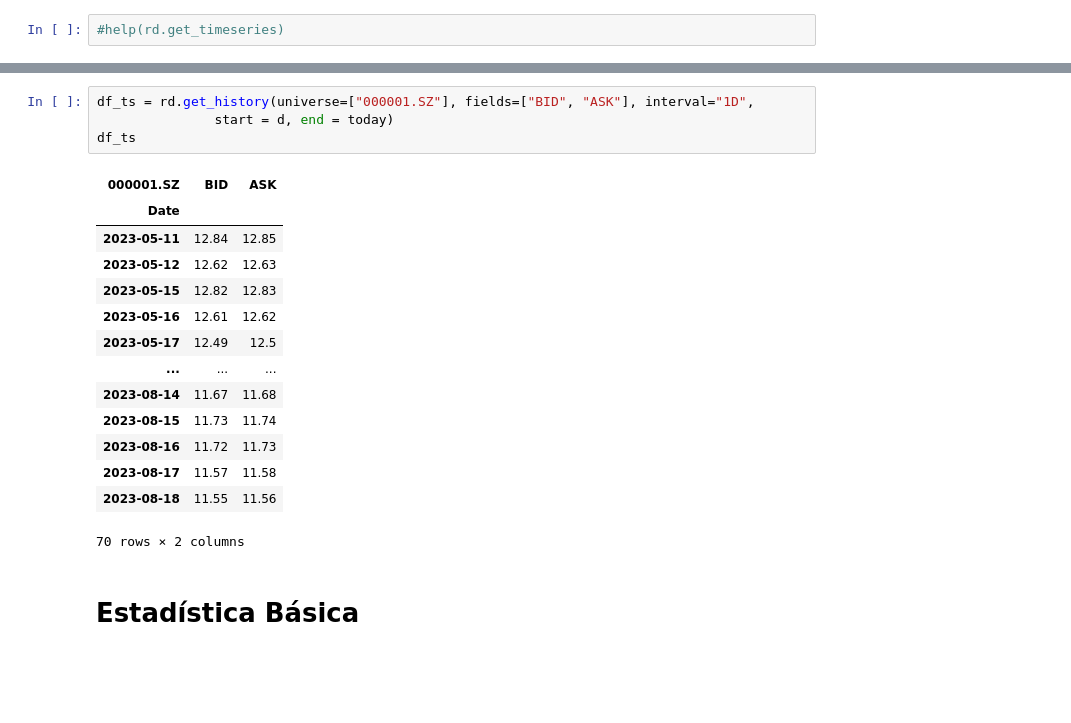
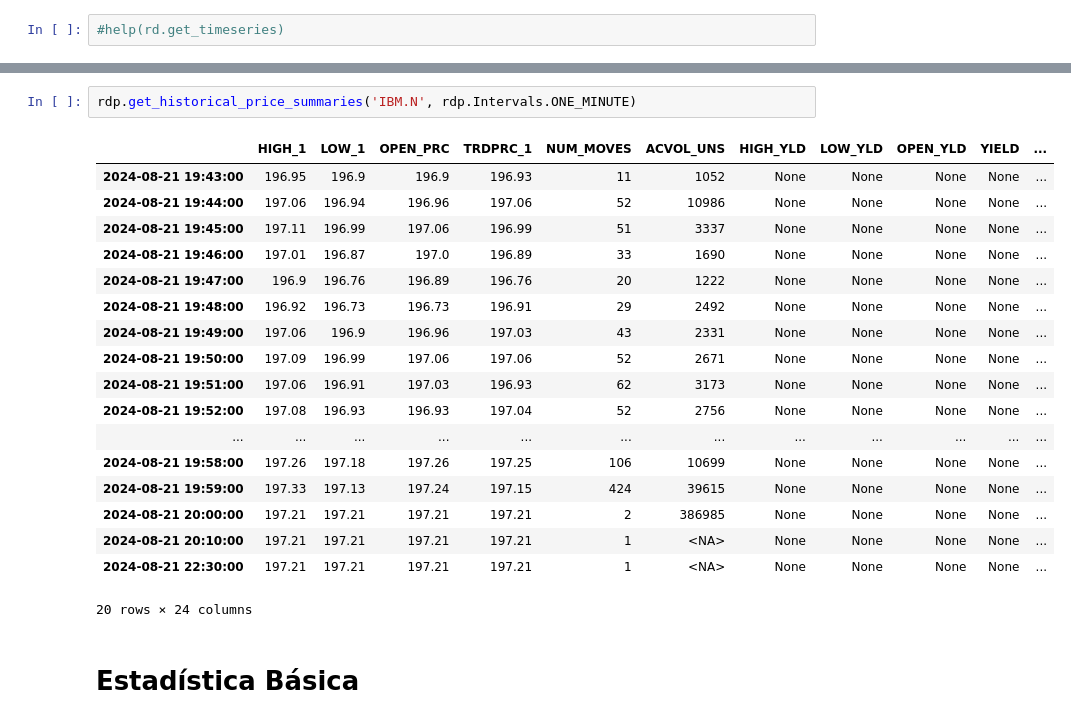
Before and after one commit to neftalivldz/finanzas_2024_agosto, a Jupyter notebook: 02_Introduccion.ipynb, the cells around one changed output, grey strips where cells are left out. Saved outputs shown, nothing was run; the diff lists cells and outputs as text; blank space fills up the shorter version.

```diff
--- a/02_Introduccion.ipynb
+++ b/02_Introduccion.ipynb
@@ -307,22 +388,24 @@ print(today, d)
-# %%
-df_ts = rd.get_history(universe=["000001.SZ"], fields=["BID", "ASK"], interval="1D",
-               start = d, end = today)
-df_ts
-# %% [output]
-| 000001.SZ | BID | ASK |
-| Date |  |  |
-| 2023-05-11 | 12.84 | 12.85 |
-| 2023-05-12 | 12.62 | 12.63 |
-| 2023-05-15 | 12.82 | 12.83 |
-| 2023-05-16 | 12.61 | 12.62 |
-| 2023-05-17 | 12.49 | 12.5 |
-| ... | ... | ... |
-| 2023-08-14 | 11.67 | 11.68 |
-| 2023-08-15 | 11.73 | 11.74 |
-| 2023-08-16 | 11.72 | 11.73 |
-| 2023-08-17 | 11.57 | 11.58 |
-| 2023-08-18 | 11.55 | 11.56 |
-70 rows × 2 columns
+# %%
+rdp.get_historical_price_summaries('IBM.N', rdp.Intervals.ONE_MINUTE)
+# %% [output]
+|  | HIGH_1 | LOW_1 | OPEN_PRC | TRDPRC_1 | NUM_MOVES | ACVOL_UNS | HIGH_YLD | LOW_YLD | OPEN_YLD | YIELD | ... |
+| 2024-08-21 19:43:00 | 196.95 | 196.9 | 196.9 | 196.93 | 11 | 1052 | None | None | None | None | ... |
+| 2024-08-21 19:44:00 | 197.06 | 196.94 | 196.96 | 197.06 | 52 | 10986 | None | None | None | None | ... |
+| 2024-08-21 19:45:00 | 197.11 | 196.99 | 197.06 | 196.99 | 51 | 3337 | None | None | None | None | ... |
+| 2024-08-21 19:46:00 | 197.01 | 196.87 | 197.0 | 196.89 | 33 | 1690 | None | None | None | None | ... |
+| 2024-08-21 19:47:00 | 196.9 | 196.76 | 196.89 | 196.76 | 20 | 1222 | None | None | None | None | ... |
+| 2024-08-21 19:48:00 | 196.92 | 196.73 | 196.73 | 196.91 | 29 | 2492 | None | None | None | None | ... |
+| 2024-08-21 19:49:00 | 197.06 | 196.9 | 196.96 | 197.03 | 43 | 2331 | None | None | None | None | ... |
+| 2024-08-21 19:50:00 | 197.09 | 196.99 | 197.06 | 197.06 | 52 | 2671 | None | None | None | None | ... |
+| 2024-08-21 19:51:00 | 197.06 | 196.91 | 197.03 | 196.93 | 62 | 3173 | None | None | None | None | ... |
+| 2024-08-21 19:52:00 | 197.08 | 196.93 | 196.93 | 197.04 | 52 | 2756 | None | None | None | None | ... |
+| ... | ... | ... | ... | ... | ... | ... | ... | ... | ... | ... | ... |
+| 2024-08-21 19:58:00 | 197.26 | 197.18 | 197.26 | 197.25 | 106 | 10699 | None | None | None | None | ... |
+| 2024-08-21 19:59:00 | 197.33 | 197.13 | 197.24 | 197.15 | 424 | 39615 | None | None | None | None | ... |
+| 2024-08-21 20:00:00 | 197.21 | 197.21 | 197.21 | 197.21 | 2 | 386985 | None | None | None | None | ... |
+| 2024-08-21 20:10:00 | 197.21 | 197.21 | 197.21 | 197.21 | 1 | <NA> | None | None | None | None | ... |
+| 2024-08-21 22:30:00 | 197.21 | 197.21 | 197.21 | 197.21 | 1 | <NA> | None | None | None | None | ... |
+20 rows × 24 columns
 # %% [markdown]
 # Estadística Básica
 # %%
```
Also changed, not shown: parts of 41 cells of this notebook, 3 other files.
